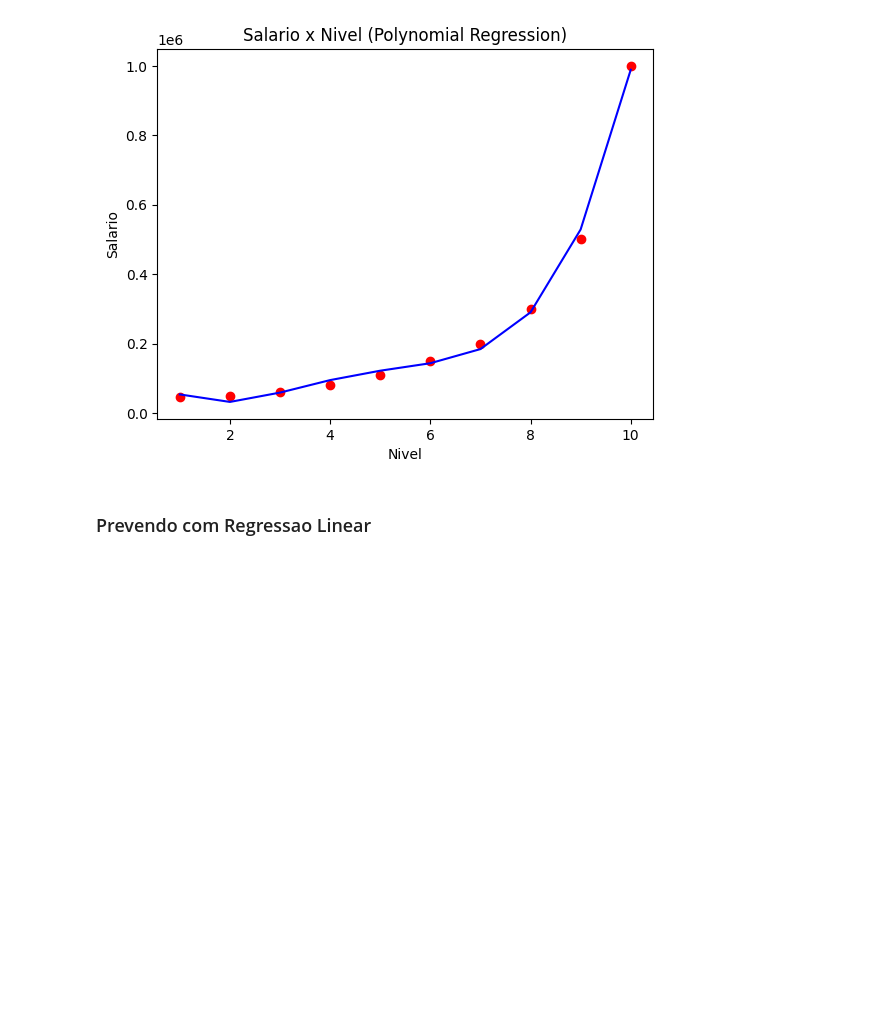
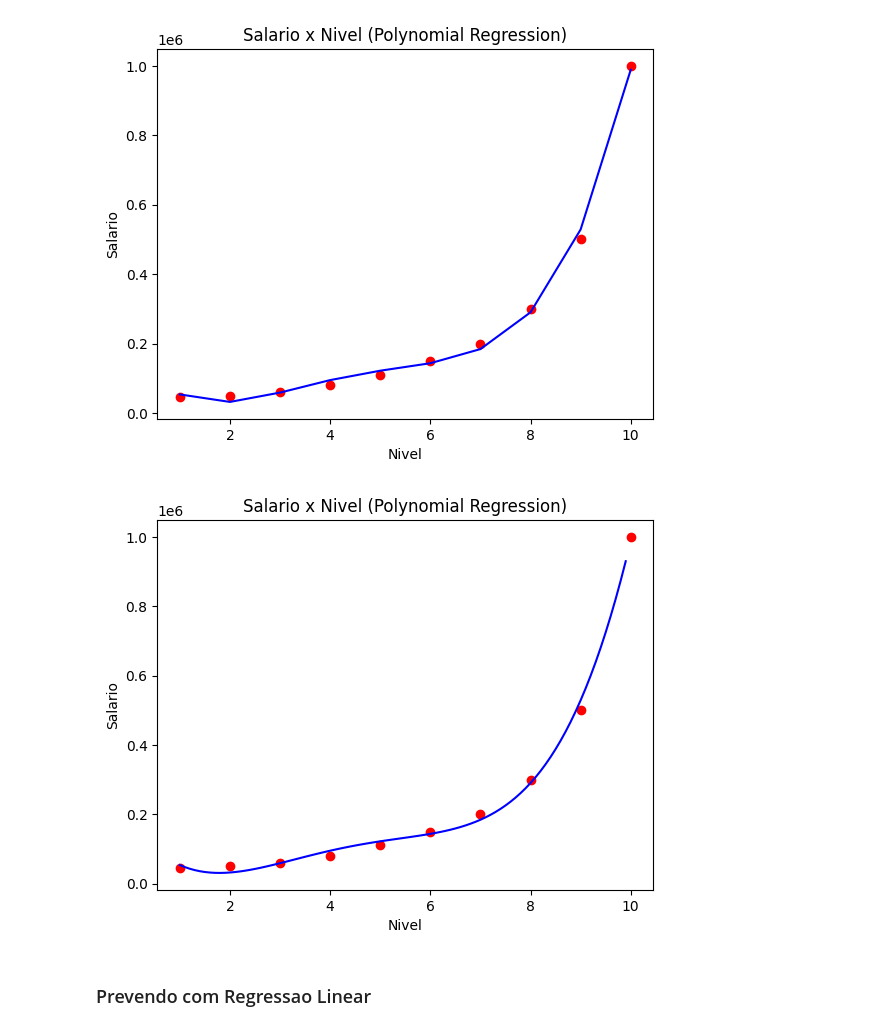
Before and after one commit to gusdiaso/learning_machine_learning, a Jupyter notebook: polynomial-linear-regression/notebook.ipynb, the cells around one changed output. Cells and saved outputs as stored; diff of their text form; code cells hidden in the pictures; blank space fills up the shorter version.

```diff
--- a/polynomial-linear-regression/notebook.ipynb
+++ b/polynomial-linear-regression/notebook.ipynb
@@ -52,6 +52,18 @@ plt.title("Salario x Nivel (Polynomial Regression)")
 plt.show()
 # %% [output]
 [figure]
+# %%
+X_up = np.arange(X.min(), X.max(), 0.1).reshape(-1, 1)
+X_poly_2 = polynomial_regressor.fit_transform(X_up)
+
+plt.scatter(X, y, color="red")
+plt.plot(X_up, linear_regressor_2.predict(X_poly_2), color="blue")
+plt.xlabel("Nivel")
+plt.ylabel("Salario")
+plt.title("Salario x Nivel (Polynomial Regression)")
+plt.show()
+# %% [output]
+[figure, added]
 # %% [markdown]
 ### Prevendo com Regressao Linear
 # %%
```
Also changed, not shown: 2 other files.
